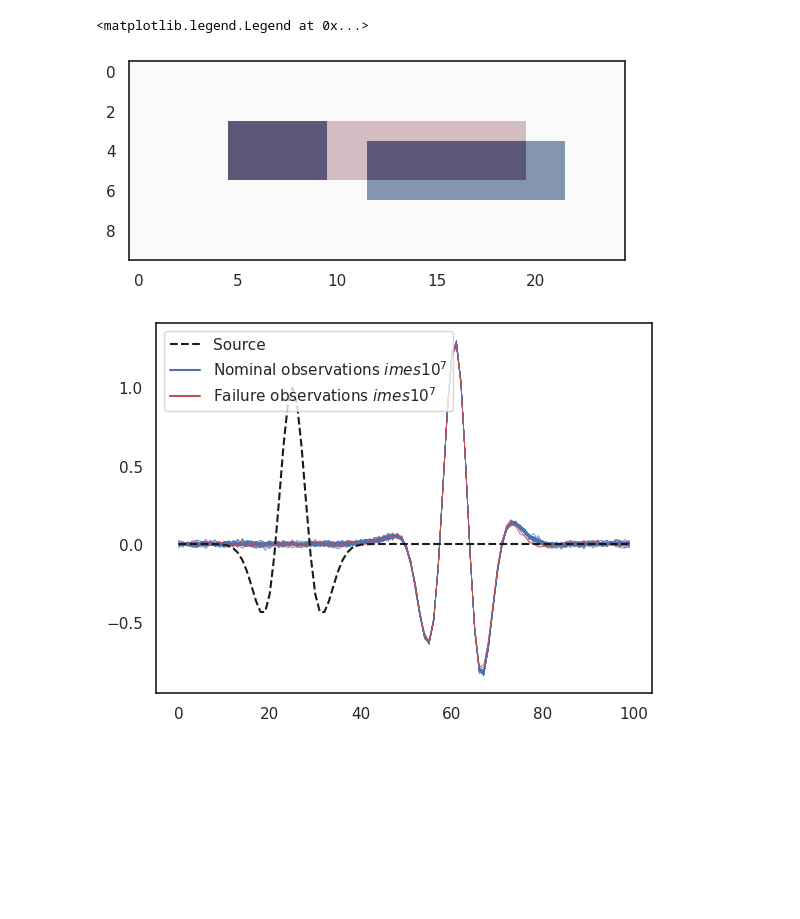
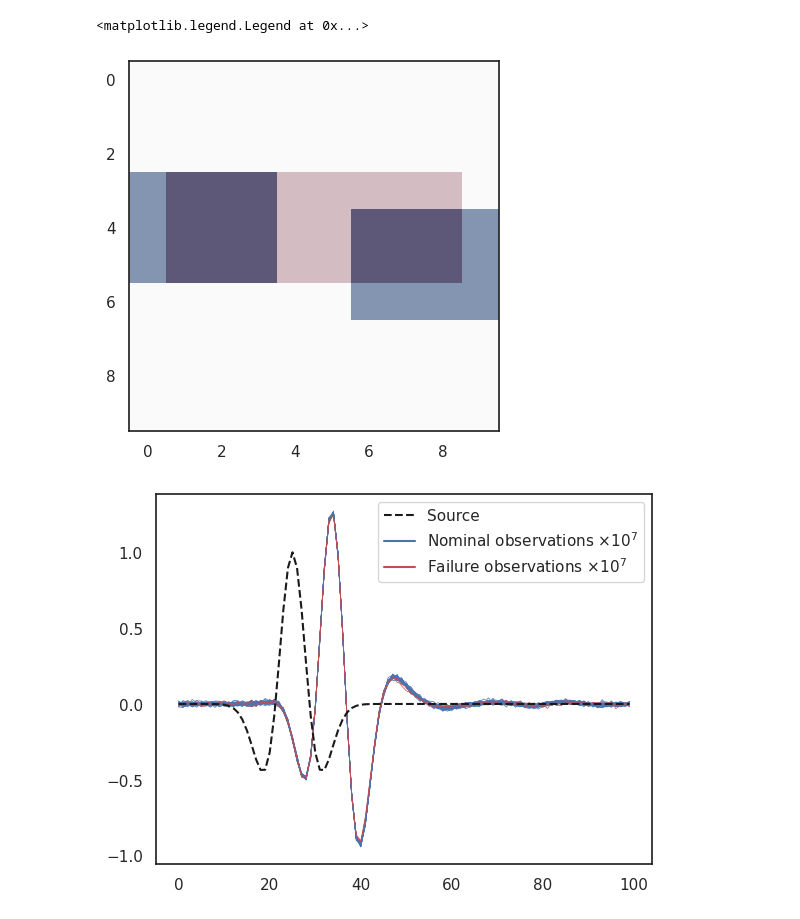
Before and after one commit to dawsonc/BayesAir, a Jupyter notebook: scripts/notebooks/seismic.ipynb, the cells around one changed output. Drawn from its saved outputs; the diff is of its cells as text; code cells hidden in the pictures; blank space fills up the shorter version.

```diff
--- a/scripts/notebooks/seismic.ipynb
+++ b/scripts/notebooks/seismic.ipynb
@@ -28,8 +29,8 @@ d_source = 12
 first_source = 8
 source_depth = 2
 
-n_receivers_per_shot = nx - 1
-d_receiver = 1
+n_receivers_per_shot = 9
+d_receiver = 10
 first_receiver = 0
 receiver_depth = 2
 
@@ -145,81 +130,50 @@ def seismic_model(receiver_observations=None, observation_noise_scale=1e-8):
 # %%
 # Define the different subsurface conditions for "nominal" and "failure"
-# Nominal has a layer of higher vp, vs, and rho in the middle
 with torch.no_grad():
-    vp_background_normalized = torch.zeros(ny_coarse, nx_coarse, device=device)
-    vs_background_normalized = torch.zeros(ny_coarse, nx_coarse, device=device)
-    rho_background_normalized = torch.zeros(ny_coarse, nx_coarse, device=device)
+    profile_background = torch.zeros(ny_coarse, nx_coarse, device=device)
 
-    vp_nominal_normalized = vp_background_normalized.clone()
-    vp_nominal_normalized[3:6, 5:20] = 1.0
-    vs_nominal_normalized = vs_background_normalized.clone()
-    vs_nominal_normalized[3:6, 5:20] = 1.0
-    rho_nominal_normalized = rho_background_normalized.clone()
-    rho_nominal_normalized[3:6, 5:20] = 1.0
+    # Nominal has a layer of higher vp, vs, and rho in the middle
+    profile_nominal = profile_background.clone()
+    profile_nominal[3:6, 1:9] = 1.0
 
     # Failure has a break in the middle of the layer
+    profile_failure = profile_background.clone()
+    profile_failure[3:6, 0:4] = 1.0
+    profile_failure[4:7, 6:10] = 1.0
 
-    vp_failure_normalized = vp_background_normalized.clone()
-    vp_failure_normalized[3:6, 5:10] = 1.0
-    vp_failure_normalized[4:7, 12:22] = 1.0
-    vs_failure_normalized = vs_background_normalized.clone()
-    vs_failure_normalized[3:6, 5:10] = 1.0
-    vs_failure_normalized[4:7, 12:22] = 1.0
-    rho_failure_normalized = rho_background_normalized.clone()
-    rho_failure_normalized[3:6, 5:10] = 1.0
-    rho_failure_normalized[4:7, 12:22] = 1.0
-
-    plt.imshow(vp_nominal_normalized.cpu().numpy(), cmap="Reds", alpha=0.5)
-    plt.imshow(vp_failure_normalized.cpu().numpy(), cmap="Blues", alpha=0.5)
+    plt.imshow(profile_nominal.cpu().numpy(), cmap="Reds", alpha=0.5)
+    plt.imshow(profile_failure.cpu().numpy(), cmap="Blues", alpha=0.5)
 
     # Generate the data for the nominal and failure cases
     N_nominal = 25
     N_failure = 2
-    observation_noise_scale = 1e-9
+    observation_noise_scale = 1e-2
 
     nominal_model = pyro.poutine.condition(
-        seismic_model,
-        data={
-            "vp": vp_nominal_normalized,
-            "vs": vs_nominal_normalized,
-            "rho": rho_nominal_normalized,
-        },
+        seismic_model, data={"profile": profile_nominal}
     )
-    nominal_observations = torch.zeros(
-        (N_nominal, n_shots, n_receivers_per_shot, nt), device=device
+    nominal_observations = nominal_model(
+        N=N_nominal, observation_noise_scale=observation_noise_scale
     )
-    for i in tqdm(range(N_nominal), desc="Generating nominal data"):
-        nominal_observations[i] = nominal_model(
-            observation_noise_scale=observation_noise_scale
-        )
 
     failure_model = pyro.poutine.condition(
-        seismic_model,
-        data={
-            "vp": vp_failure_normalized,
-            "vs": vs_failure_normalized,
-            "rho": rho_failure_normalized,
-        },
+        seismic_model, data={"profile": profile_failure}
     )
-    failure_observations = torch.zeros(
-        (N_failure, n_shots, n_receivers_per_shot, nt), device=device
+    failure_observations = failure_model(
+        N=N_failure, observation_noise_scale=observation_noise_scale
     )
-    for i in tqdm(range(N_failure), desc="Generating failure data"):
-        failure_observations[i] = failure_model(
-            observation_noise_scale=observation_noise_scale
-        )
 
 plt.figure()
-plt.plot(nominal_observations[:, 0, 40, :].cpu().numpy().T * 1e7, "b-", linewidth=0.5)
-plt.plot(failure_observations[:, 0, 40, :].cpu().numpy().T * 1e7, "r-", linewidth=0.5)
+plt.plot(nominal_observations[:, 2, 4, :].cpu().numpy().T, "b-", linewidth=0.5)
+plt.plot(failure_observations[:, 2, 4, :].cpu().numpy().T, "r-", linewidth=0.5)
 plt.plot(source_amplitudes[0, 0, :].cpu().numpy(), "k--", label="Source")
-plt.plot([], "b-", label="Nominal observations $\times 10^7$")
-plt.plot([], "r-", label="Failure observations $\times 10^7$")
+plt.plot([], "b-", label="Nominal observations $\\times 10^7$")
+plt.plot([], "r-", label="Failure observations $\\times 10^7$")
 plt.legend()
 # %% [output]
 <matplotlib.legend.Legend at 0x...>
-[figure, old version]
+[figure, new version]
-[figure, old version]
+[figure, new version]
 # %%
 # Define loss functions
 def elbo_loss(model, guide, context, num_particles=10, *model_args, **model_kwargs):
```
Also changed, not shown: parts of 8 cells of this notebook.
